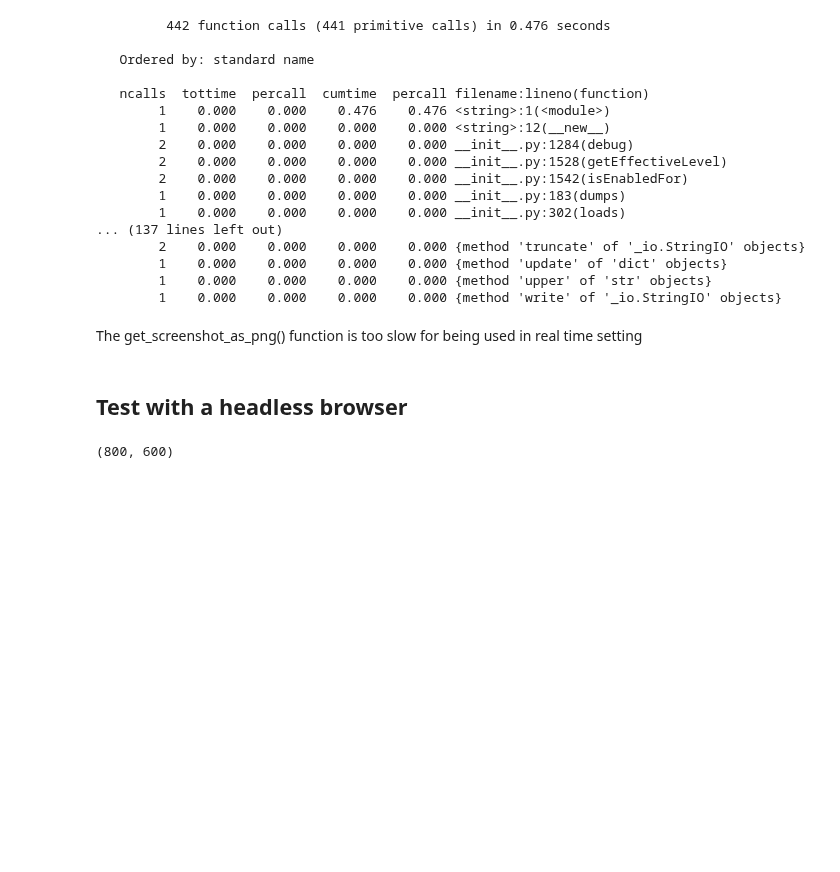
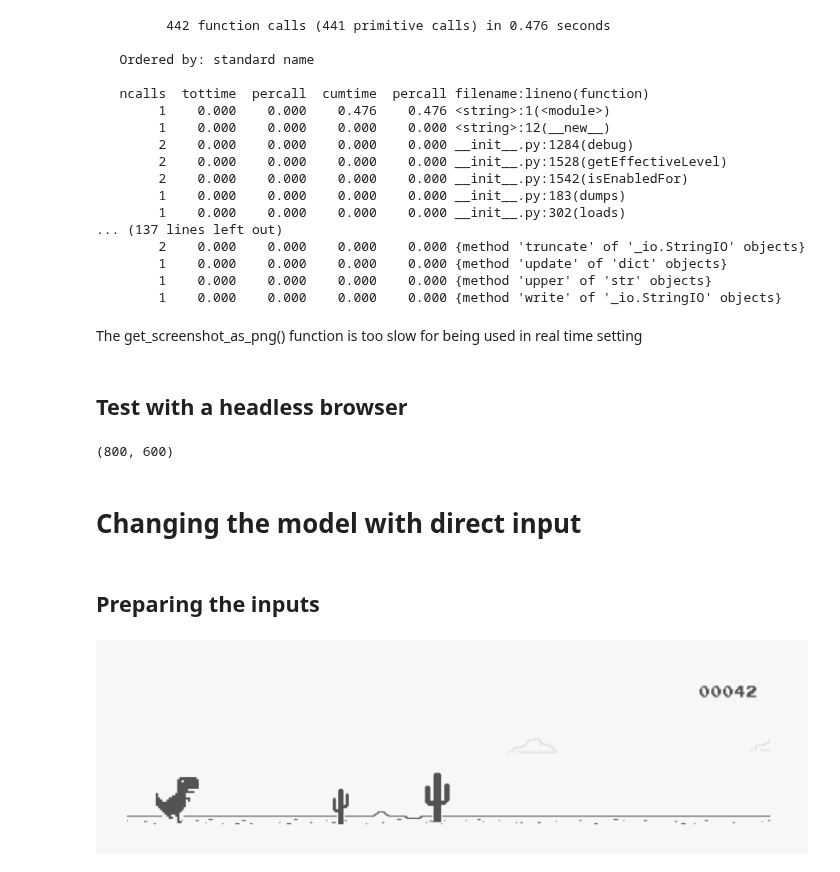
Before and after one commit to TheoLvs/reinforcement-learning, a Jupyter notebook: 4. Chrome Dino/20180102 - Chrome Dino development.ipynb, the cells around one changed output. Cells and saved outputs as stored; diff of their text form; code cells hidden in the pictures; blank space fills up the shorter version.

Commit message:
update with Neural Network and direct input representation

```diff
--- a/4. Chrome Dino/20180102 - Chrome Dino development.ipynb
+++ b/4. Chrome Dino/20180102 - Chrome Dino development.ipynb
@@ -815,3 +814,7 @@ x = Image.open(BytesIO(driver.get_screenshot_as_png()))
 x.size
 # %% [output]
 (800, 600)
+# %% [markdown]
+# Changing the model with direct input
+# %% [markdown]
+## Preparing the inputs
@@ -817,0 +823,8 @@ x.size
+# %%
+game = DinoGame()
+# %%
+imgs,xs = game.grab_game()
+# %%
+Image.fromarray(imgs["raw"])
+# %% [output]
+[figure, added]
```
Also changed, not shown: parts of 17 cells of this notebook, 2 other files.
